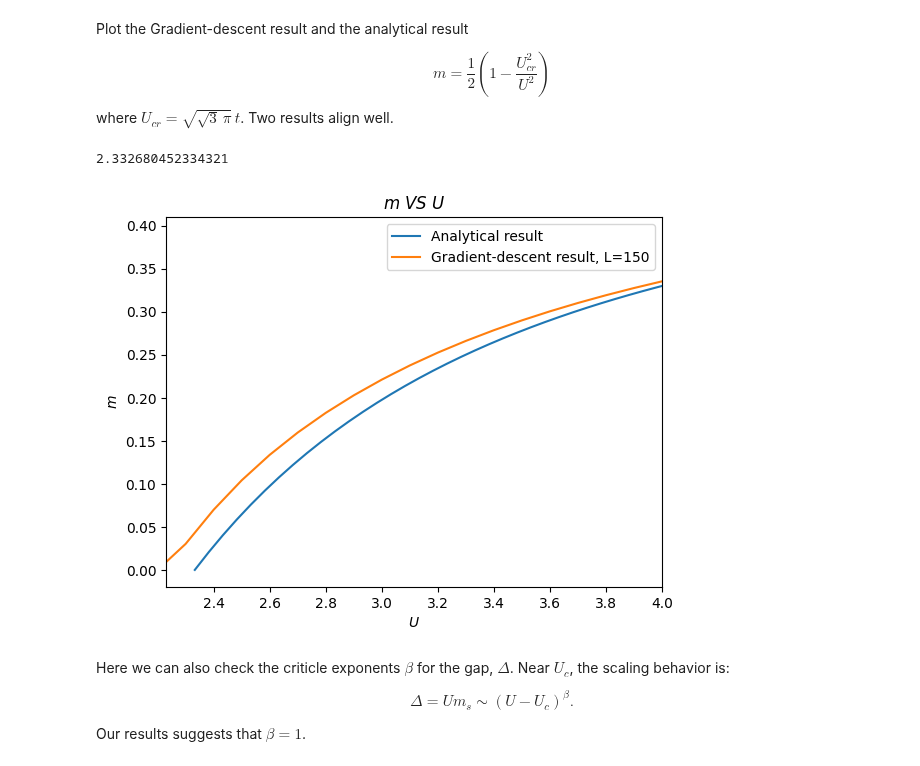
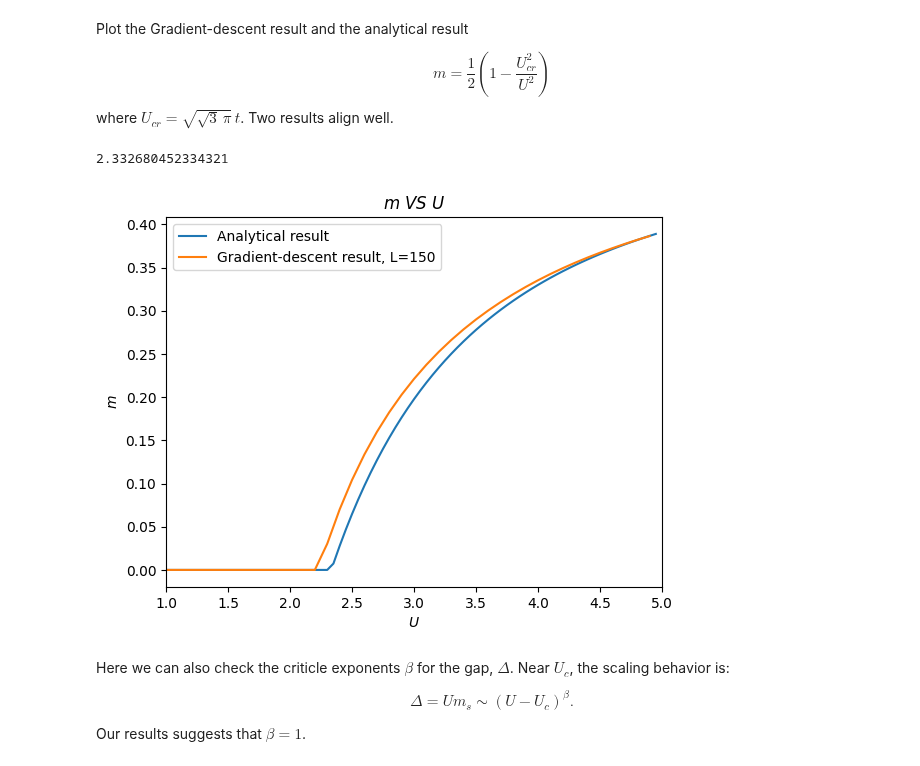
Before and after one commit to songmengh/mean-field, a Jupyter notebook: HF_Hubbard_HC.ipynb, the cells around one changed output. Drawn from its saved outputs; the diff is of its cells as text; code cells hidden in the pictures.

```diff
--- a/HF_Hubbard_HC.ipynb
+++ b/HF_Hubbard_HC.ipynb
@@ -673,23 +688,26 @@ where $U_{cr}=\sqrt{\sqrt{3}\,\pi}\,t$. Two results align well.
 # %%
 Y = []
 Uc = np.sqrt(np.sqrt(3)*np.pi)
-X = np.arange(Uc,5,0.05)
+X = np.arange(1,5,0.05)
 
 for ix in X:
+  if ix<Uc:
+    Y.append(0)
+  else:
     y = 0.5*(1-Uc**2/ix**2)
     Y.append(y)
 # %%
 plt.plot(X,Y,label='Analytical result')
 plt.plot(Ulist,m_end[4],label='Gradient-descent result, L=150')
 plt.title('$m\ VS\  U$')
 plt.xlabel('$U$')
 plt.ylabel('$m$')
-plt.xlim(2.23,4)
+plt.xlim(1,5)
 plt.legend()
 print(Uc)
 # %% [output]
 2.332680452334321
-[figure, old version]
+[figure, new version]
 # %% [markdown]
 Here we can also check the criticle exponents $\beta$ for the gap, $\Delta$. Near $U_c$, the scaling behavior is:
 
```
Also changed, not shown: parts of 1 cell of this notebook.
